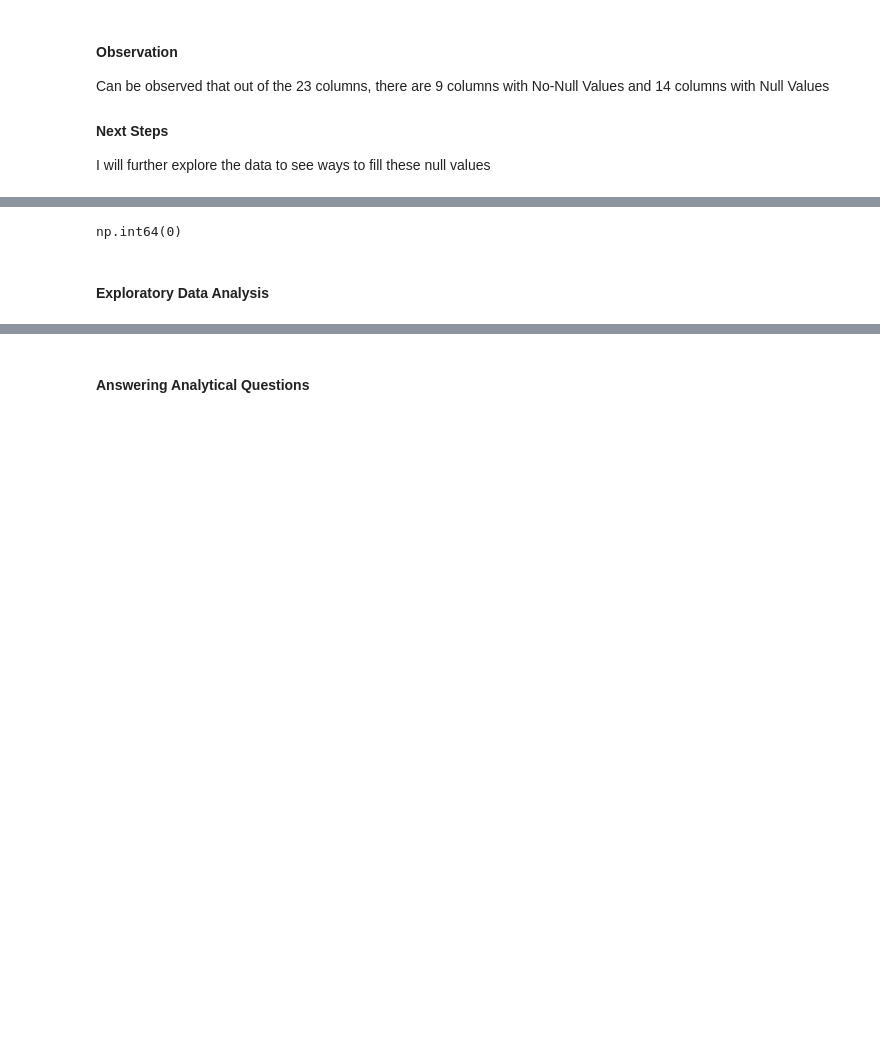
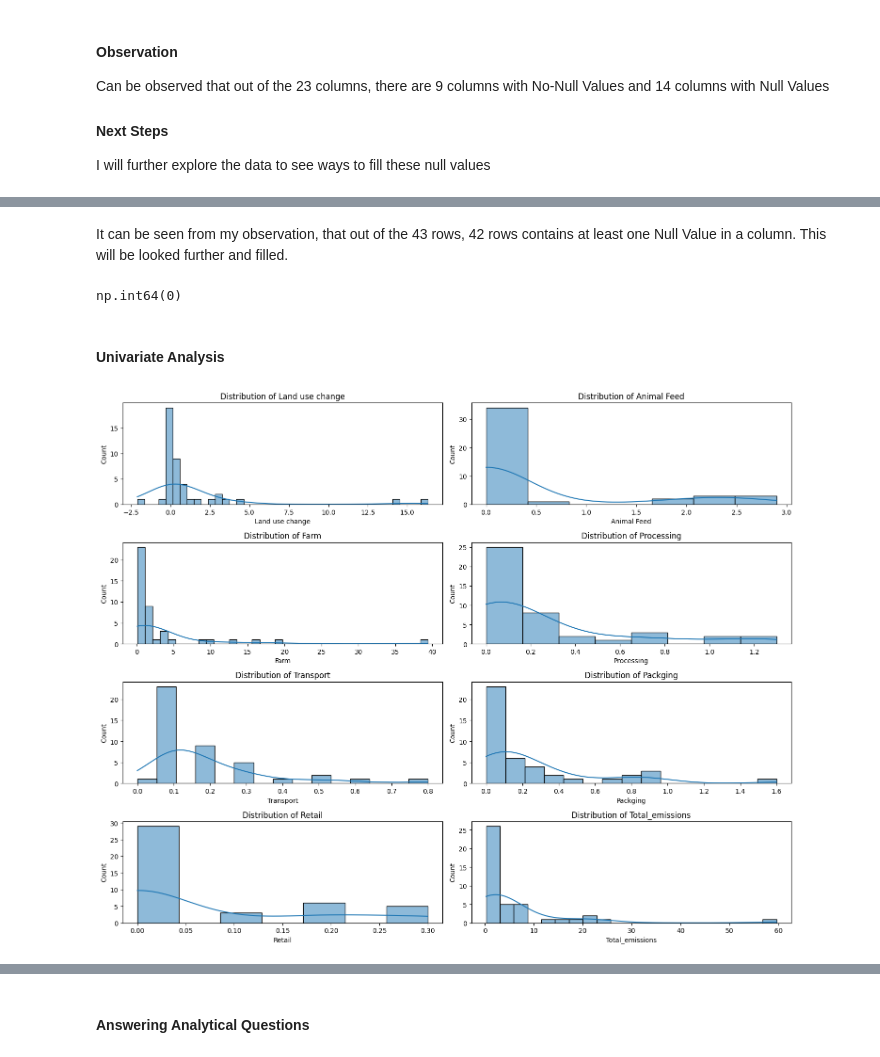
Before and after one commit to adubrightkwartengsnr/Environmental_Impact_Of_Food_Production_Analysis, a Jupyter notebook: notebook/environment_impact_of_food_analysis.ipynb, the cells around one changed output, grey strips where cells are left out. Saved outputs shown, nothing was run; the diff lists cells and outputs as text; code cells hidden in the pictures; blank space fills up the shorter version.

```diff
--- a/notebook/environment_impact_of_food_analysis.ipynb
+++ b/notebook/environment_impact_of_food_analysis.ipynb
@@ -212,7 +231,34 @@ I will further explore the data to see ways to fill these null values
+# %% [markdown]
+It can be seen from my observation, that out of the 43 rows, 42 rows contains at least one Null Value in a column.
+This will be looked further and filled.
 # %%
 # check for duplicates
 df.duplicated().sum()
 # %% [output]
 np.int64(0)
 # %% [markdown]
-#### Exploratory Data Analysis
+#### Univariate Analysis
+# %%
+# Check distribution of columns
+non_null_columns = ['Land use change', 'Animal Feed', 'Farm', 'Processing',
+       'Transport', 'Packging', 'Retail', 'Total_emissions']
+
+n_cols = 2
+n_rows = -(-len(non_null_columns)//n_cols) #ceiling division
+
+fig, axes = plt.subplots(nrows = n_rows, ncols= n_cols, figsize=(15,12))
+# Flatten axes
+axes = axes.flatten()
+
+for i, col in enumerate(non_null_columns):
+    sns.histplot(df[col], kde=True, ax=axes[i])
+    axes[i].set_title(f"Distribution of {col}")
+
+# Remove empty subplots
+for j in range(i+1, len(axes)):
+    fig.delaxes(axes[j])
+
+plt.tight_layout()
+plt.show()
+# %% [output]
+[figure, added]
```
Also changed, not shown: parts of 42 cells of this notebook.
